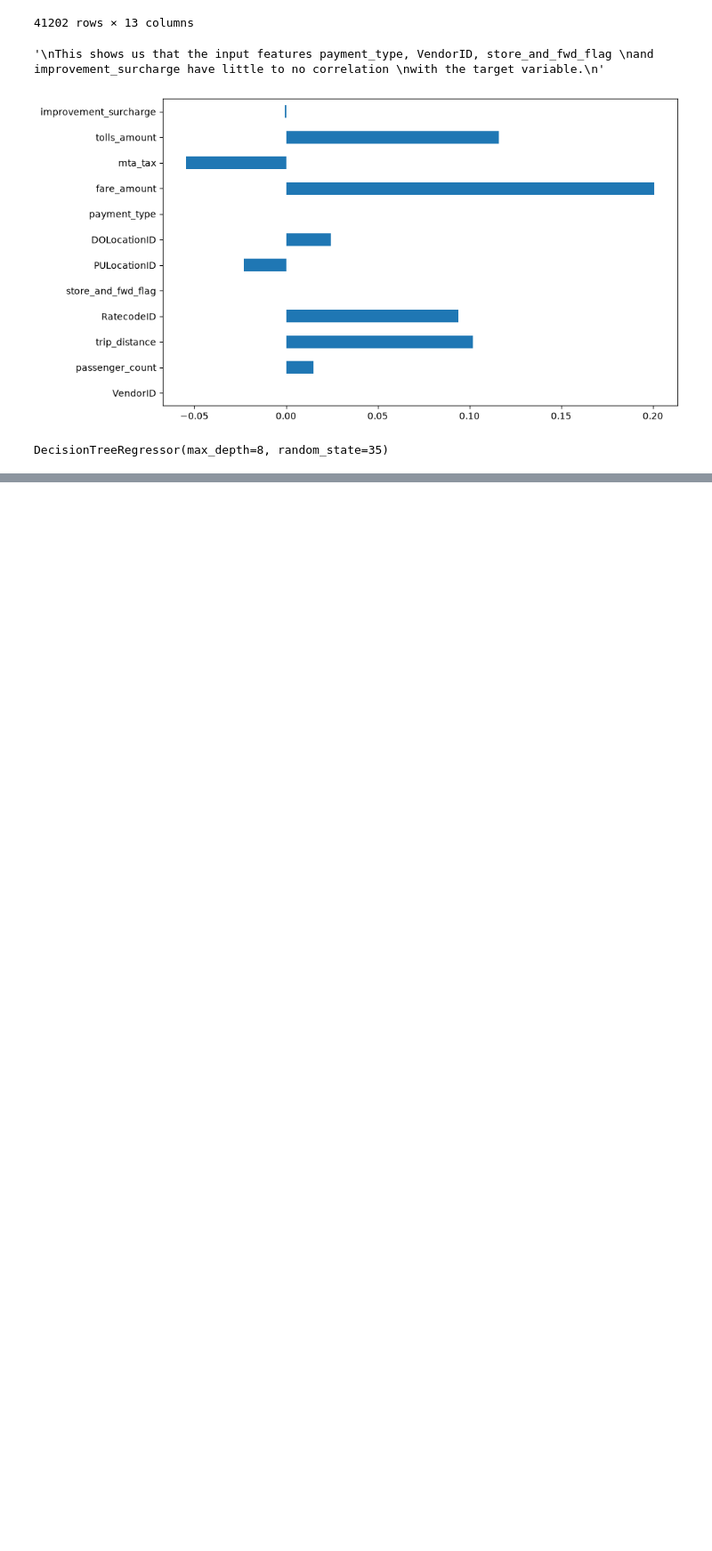
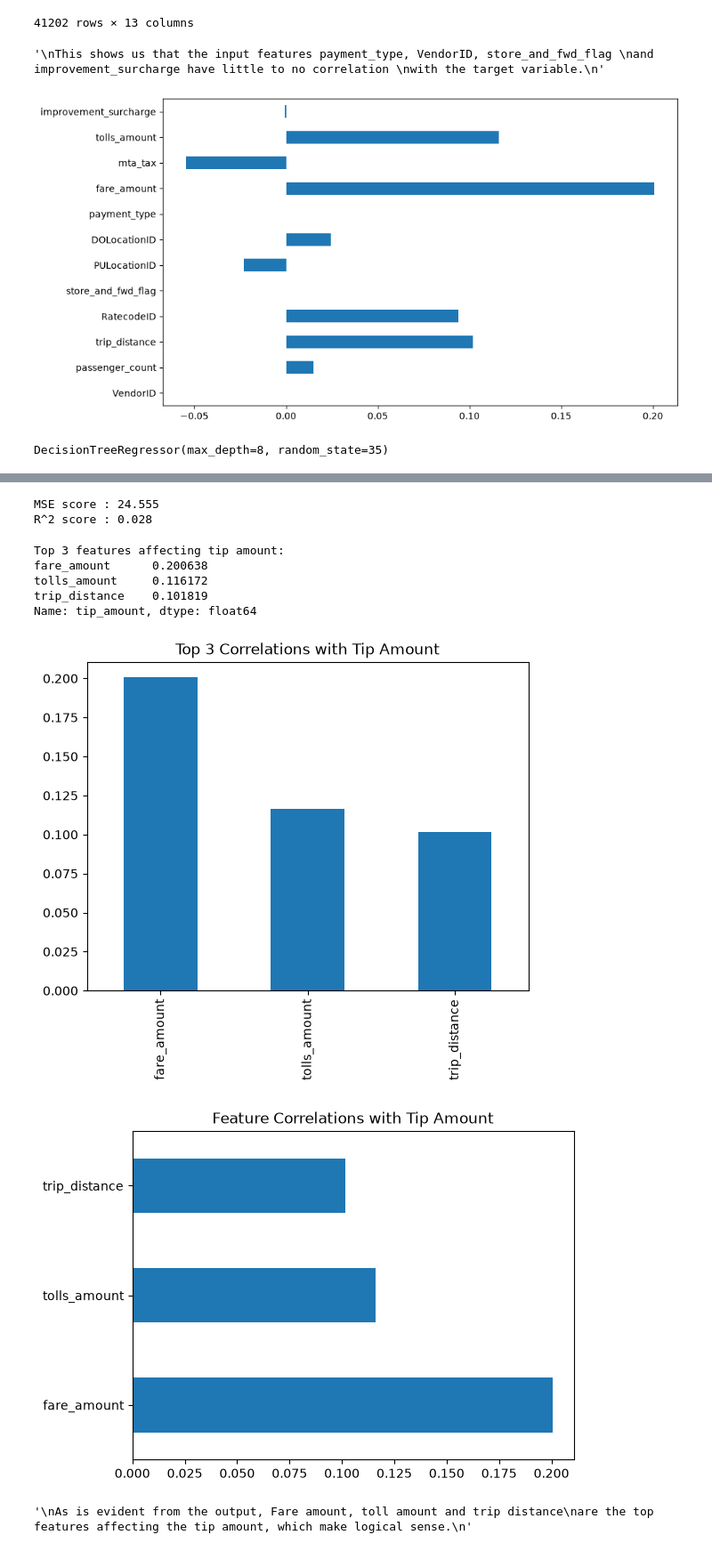
Before and after one commit to Mahaabujabal/ML-Projects, a Jupyter notebook: Regression Trees.ipynb, the cells around one changed output, grey strips where cells are left out. Shown at 89% size. Drawn from its saved outputs; the diff is of its cells as text; code cells hidden in the pictures; blank space fills up the shorter version.

```diff
--- a/Regression Trees.ipynb
+++ b/Regression Trees.ipynb
@@ -104,0 +121,52 @@ DecisionTreeRegressor(max_depth=8, random_state=35)
+# %%
+# run inference using the sklearn model
+y_pred = dt_reg.predict(X_test)
+
+# evaluate mean squared error on the test dataset
+mse_score = mean_squared_error(y_test, y_pred)
+print('MSE score : {0:.3f}'.format(mse_score))
+
+r2_score = dt_reg.score(X_test,y_test)
+print('R^2 score : {0:.3f}'.format(r2_score))
+# %% [output]
+MSE score : 24.555
+R^2 score : 0.028
+# %%
+# Identifying the top 3 features with the most effect on the tip_amount.
+correlation_values = raw_data.corr()['tip_amount'].drop('tip_amount')
+# Store the top 3 correlations in a variable
+top_3_correlations = abs(correlation_values).sort_values(ascending=False)[:3]
+
+# Option 1: Display as a formatted string
+print("Top 3 features affecting tip amount:")
+print(correlation_values[top_3_correlations.index])
+
+# Option 2: Create a bar plot visualization
+import matplotlib.pyplot as plt
+correlation_values[top_3_correlations.index].plot(kind='bar', title='Top 3 Correlations with Tip Amount')
+plt.show()
+
+# Option 3: Display as a DataFrame for better formatting
+import pandas as pd
+pd.DataFrame({
+    'Feature': top_3_correlations.index,
+    'Correlation': correlation_values[top_3_correlations.index].values
+})
+
+# Option 4: Create a horizontal bar chart
+correlation_values[top_3_correlations.index].plot(kind='barh', title='Feature Correlations with Tip Amount')
+plt.show()
+
+'''
+As is evident from the output, Fare amount, toll amount and trip distance
+are the top features affecting the tip amount, which make logical sense.
+'''
+# %% [output]
+Top 3 features affecting tip amount:
+fare_amount      0.200638
+tolls_amount     0.116172
+trip_distance    0.101819
+Name: tip_amount, dtype: float64
+[figure, added]
+[figure, added]
+'\nAs is evident from the output, Fare amount, toll amount and trip distance\nare the top features affecting the tip amount, which make logical sense.\n'
```
Also changed, not shown: parts of 3 cells of this notebook, 1 other file.
